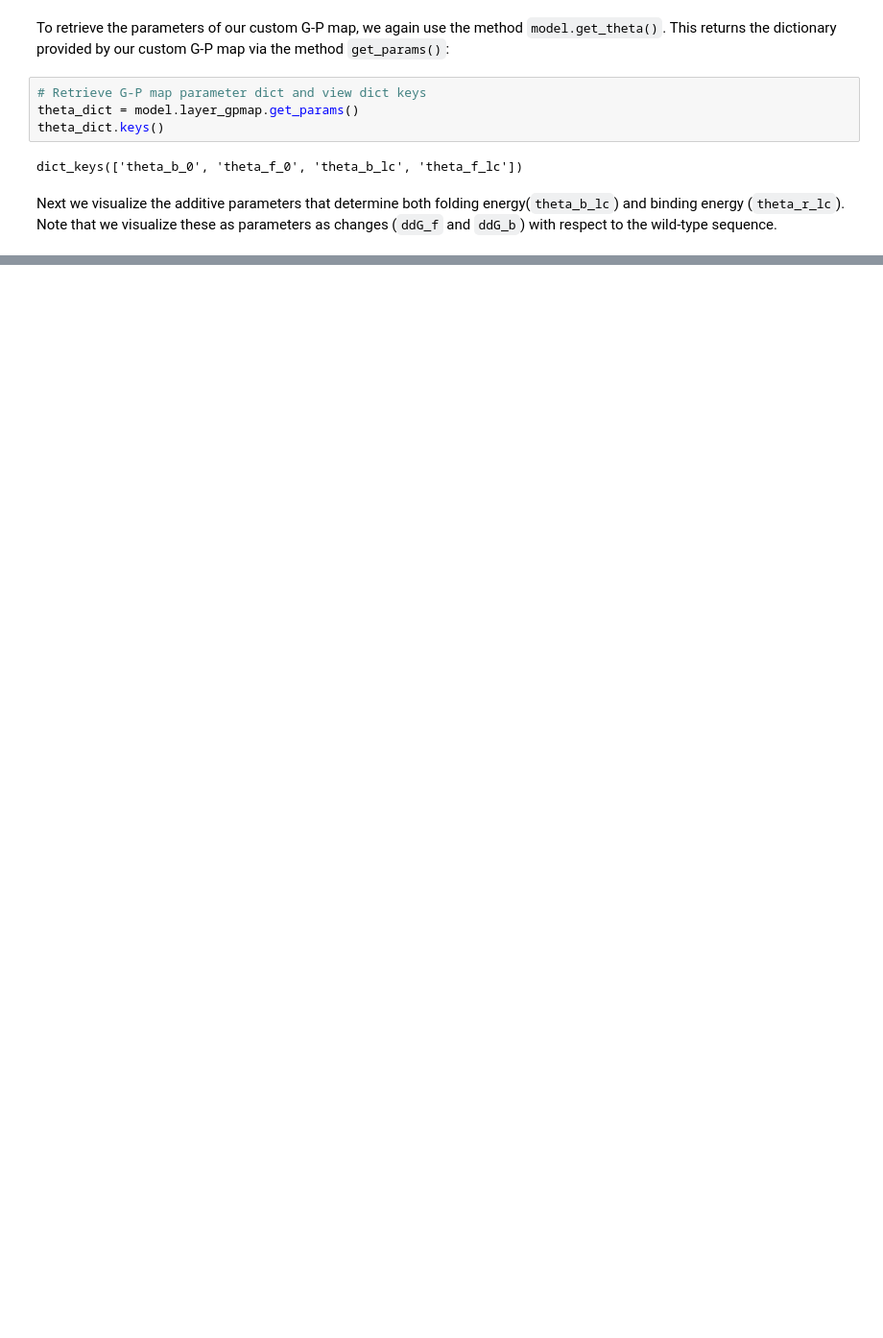
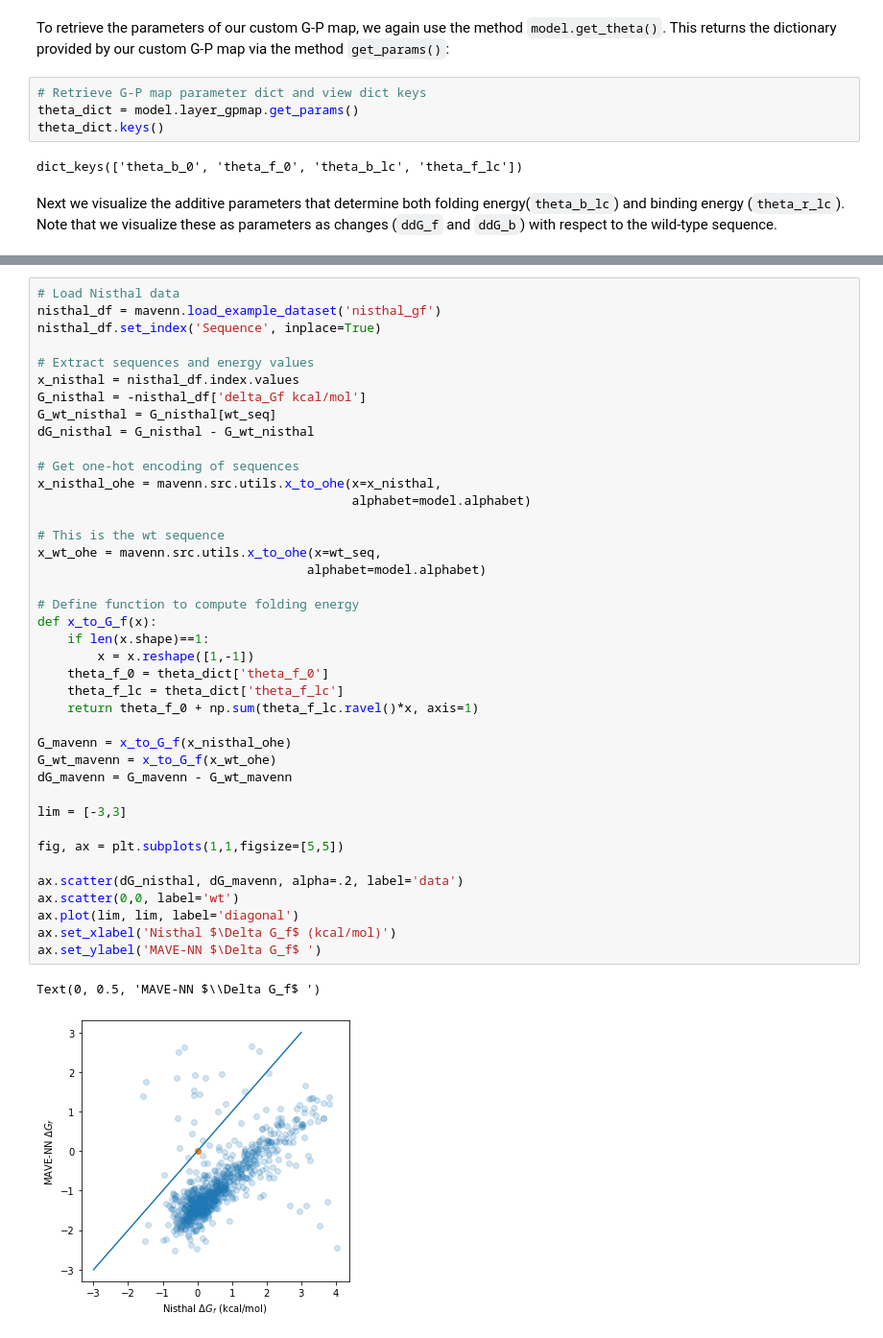
Before and after one commit to jbkinney/mavenn, a Jupyter notebook: docs/tutorials/4_protein_dms_biohysical_gpmap.ipynb, the cells around one changed output, grey strips where cells are left out. Shown at 96% size. Drawn from its saved outputs; the diff is of its cells as text; blank space fills up the shorter version.

```diff
--- a/docs/tutorials/4_protein_dms_biohysical_gpmap.ipynb
+++ b/docs/tutorials/4_protein_dms_biohysical_gpmap.ipynb
@@ -379,0 +385,43 @@ fig.tight_layout(w_pad=5)
+# %%
+# Load Nisthal data
+nisthal_df = mavenn.load_example_dataset('nisthal_gf')
+nisthal_df.set_index('Sequence', inplace=True)
+
+# Extract sequences and energy values
+x_nisthal = nisthal_df.index.values
+G_nisthal = -nisthal_df['delta_Gf kcal/mol']
+G_wt_nisthal = G_nisthal[wt_seq]
+dG_nisthal = G_nisthal - G_wt_nisthal
+
+# Get one-hot encoding of sequences
+x_nisthal_ohe = mavenn.src.utils.x_to_ohe(x=x_nisthal,
+                                          alphabet=model.alphabet)
+
+# This is the wt sequence
+x_wt_ohe = mavenn.src.utils.x_to_ohe(x=wt_seq,
+                                    alphabet=model.alphabet)
+
+# Define function to compute folding energy
+def x_to_G_f(x):
+    if len(x.shape)==1:
+        x = x.reshape([1,-1])
+    theta_f_0 = theta_dict['theta_f_0']
+    theta_f_lc = theta_dict['theta_f_lc']
+    return theta_f_0 + np.sum(theta_f_lc.ravel()*x, axis=1)
+
+G_mavenn = x_to_G_f(x_nisthal_ohe)
+G_wt_mavenn = x_to_G_f(x_wt_ohe)
+dG_mavenn = G_mavenn - G_wt_mavenn
+
+lim = [-3,3]
+
+fig, ax = plt.subplots(1,1,figsize=[5,5])
+
+ax.scatter(dG_nisthal, dG_mavenn, alpha=.2, label='data')
+ax.scatter(0,0, label='wt')
+ax.plot(lim, lim, label='diagonal')
+ax.set_xlabel('Nisthal $\Delta G_f$ (kcal/mol)')
+ax.set_ylabel('MAVE-NN $\Delta G_f$ ')
+# %% [output]
+Text(0, 0.5, 'MAVE-NN $\\Delta G_f$ ')
+[figure, added]
```
Also changed, not shown: parts of 9 cells of this notebook.
